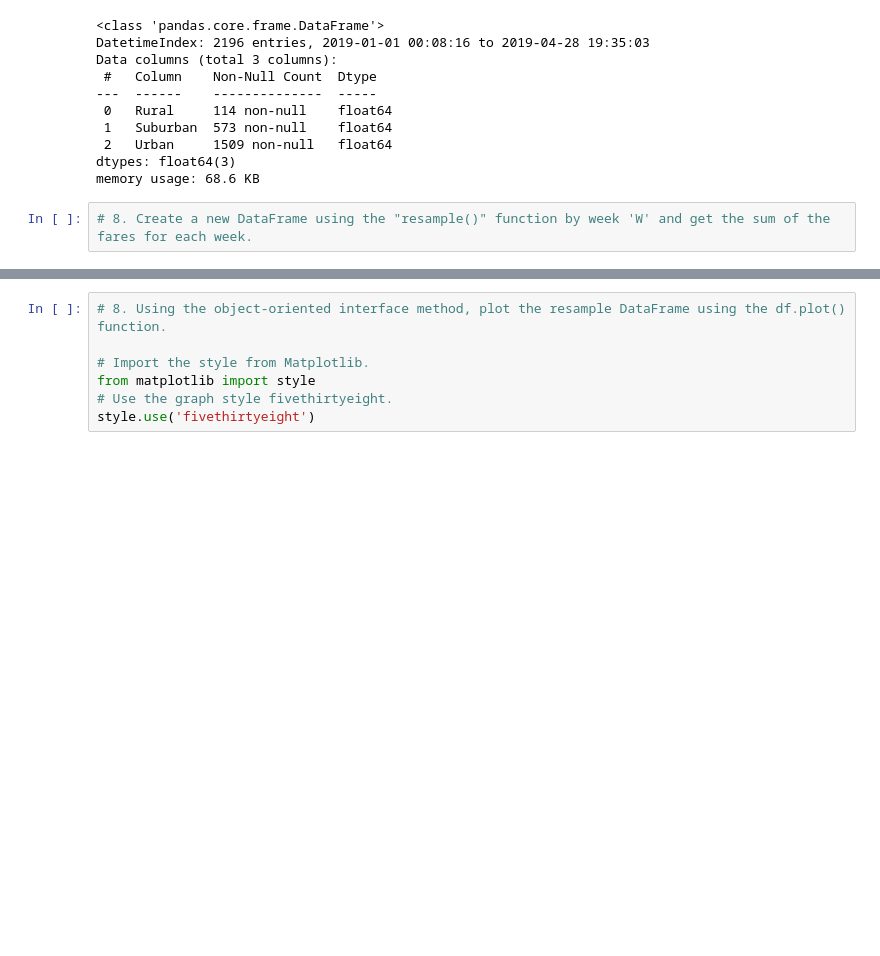
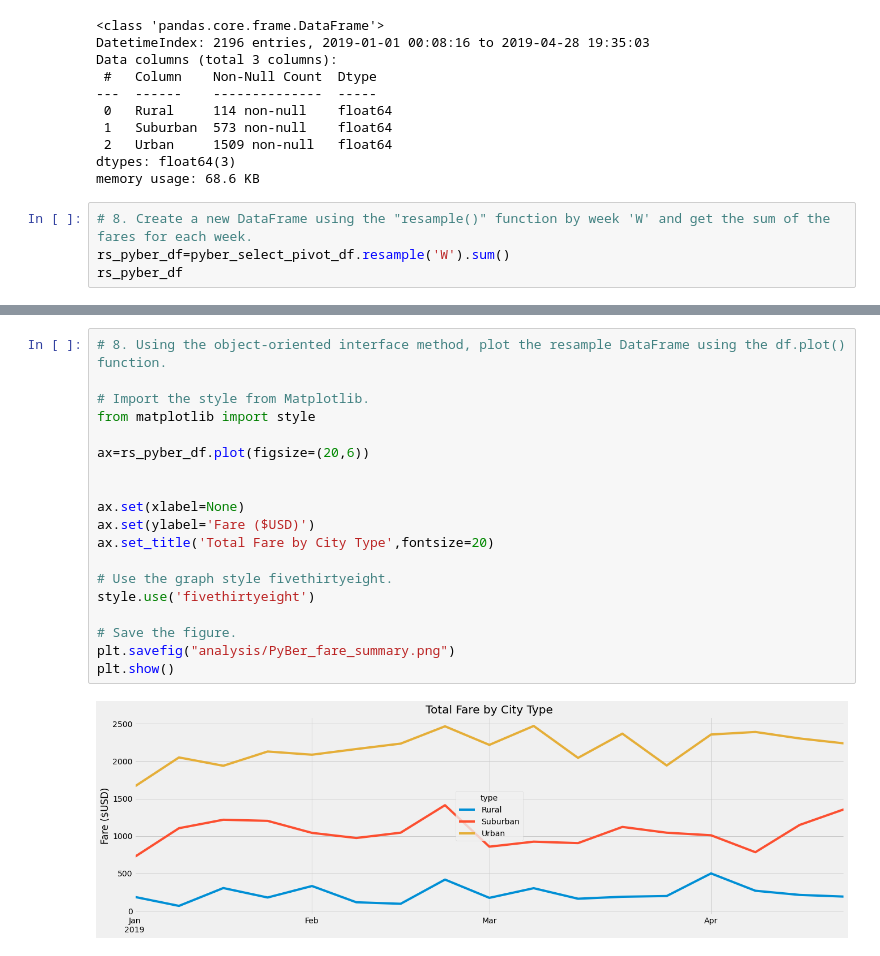
Before and after one commit to jessica1258/PyBer_Analysis, a Jupyter notebook: PyBer_Challenge.ipynb, the cells around one changed output, grey strips where cells are left out. Drawn from its saved outputs; the diff is of its cells as text; blank space fills up the shorter version.

```diff
--- a/PyBer_Challenge.ipynb
+++ b/PyBer_Challenge.ipynb
@@ -268,3 +267,5 @@ dtypes: float64(3)
 memory usage: 68.6 KB
 # %%
 # 8. Create a new DataFrame using the "resample()" function by week 'W' and get the sum of the fares for each week.
+rs_pyber_df=pyber_select_pivot_df.resample('W').sum()
+rs_pyber_df
@@ -271,7 +292,21 @@ memory usage: 68.6 KB
 # %%
 # 8. Using the object-oriented interface method, plot the resample DataFrame using the df.plot() function.
 
 # Import the style from Matplotlib.
 from matplotlib import style
+
+ax=rs_pyber_df.plot(figsize=(20,6))
+
+
+ax.set(xlabel=None)
+ax.set(ylabel='Fare ($USD)')
+ax.set_title('Total Fare by City Type',fontsize=20)
+
 # Use the graph style fivethirtyeight.
 style.use('fivethirtyeight')
+
+# Save the figure.
+plt.savefig("analysis/PyBer_fare_summary.png")
+plt.show()
+# %% [output]
+[figure, added]
```
Also changed, not shown: parts of 2 cells of this notebook.
